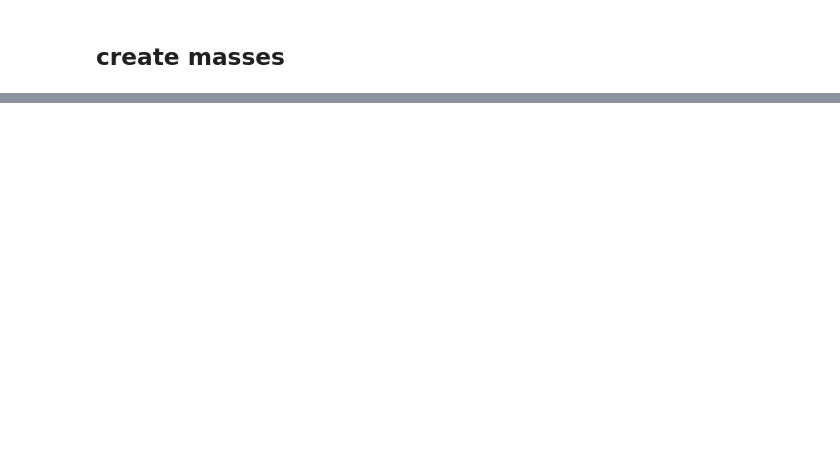
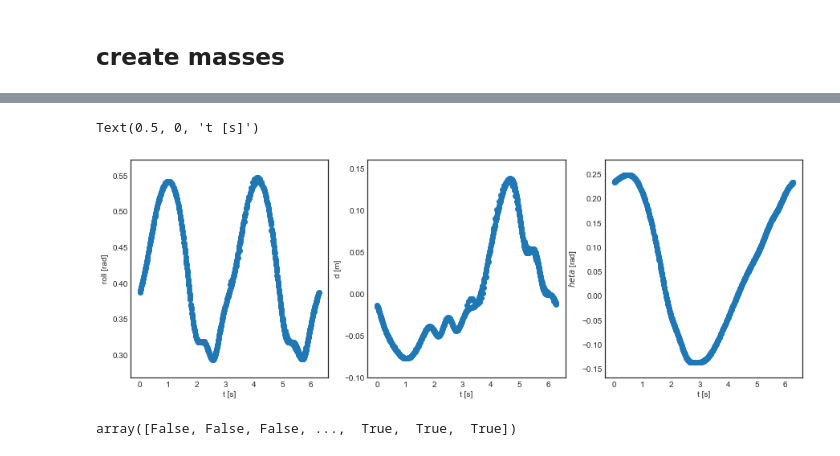
Before and after one commit to fh9g12/FwtModels, a Jupyter notebook: Workbooks/6_lets roll a rigid wing/1_simple rolling model.ipynb, the cells around one changed output, grey strips where cells are left out. Drawn from its saved outputs; the diff is of its cells as text; code cells hidden in the pictures; blank space fills up the shorter version.

```diff
--- a/Workbooks/6_lets roll a rigid wing/1_simple rolling model.ipynb
+++ b/Workbooks/6_lets roll a rigid wing/1_simple rolling model.ipynb
@@ -116,3 +108,15 @@ U = half*p.k_w*(p.q[1])**2
+# %%
+wing_frame_aero = wing_frame.Translate(0,p.y_w,0)
+wing_AeroForces = ams.AeroModelv3(p,wing_frame_aero,p.a_w,(p.y_w,-p.s_w*half,p.s_w*half),p.alpha_r,0,0,0,0)
+
+Forcing = ams.ForcingFunction(None)
+
+#compistie force
+CompositeForce = ams.CompositeForce(p,[fwt_GravityForces_rhs,fwt_GravityForces_lhs,
+                                     rhs_fwt_AeroForces,lhs_fwt_AeroForces,
+                                     wing_AeroForces,Forcing])
+# potential energy
+U = 0
 # %%
 # create instance of the model
 sm = rm.SymbolicModel(U,[bar_fwt_rhs,bar_fwt_lhs,bar_wing],p,ExtForces = CompositeForce)
@@ -212,0 +237,26 @@ Text(0.5, 0, 't [s]')
+# %%
+fig, axes = plt.subplots(1,3,figsize=(15,5))
+
+# roll plot
+ind = yi[0]>np.pi
+
+axes[0].scatter(yi[0][ind]%(2*np.pi),yi[1][ind])
+axes[0].set_ylabel('roll [rad]')
+axes[0].set_xlabel('t [s]')
+
+# d plot
+axes[1].scatter(yi[0][ind]%(2*np.pi),yi[3][ind])
+axes[1].set_ylabel('d [m]')
+axes[1].set_xlabel('t [s]')
+
+# theta plot
+axes[2].scatter((yi[0][ind])%(2*np.pi),yi[4][ind])
+axes[2].set_ylabel('$\theta$ [rad]')
+axes[2].set_xlabel('t [s]')
+# %% [output]
+Text(0.5, 0, 't [s]')
+[figure, added]
+# %%
+ind
+# %% [output]
+array([False, False, False, ...,  True,  True,  True])
```
Also changed, not shown: parts of 8 cells of this notebook, 9 other files.
